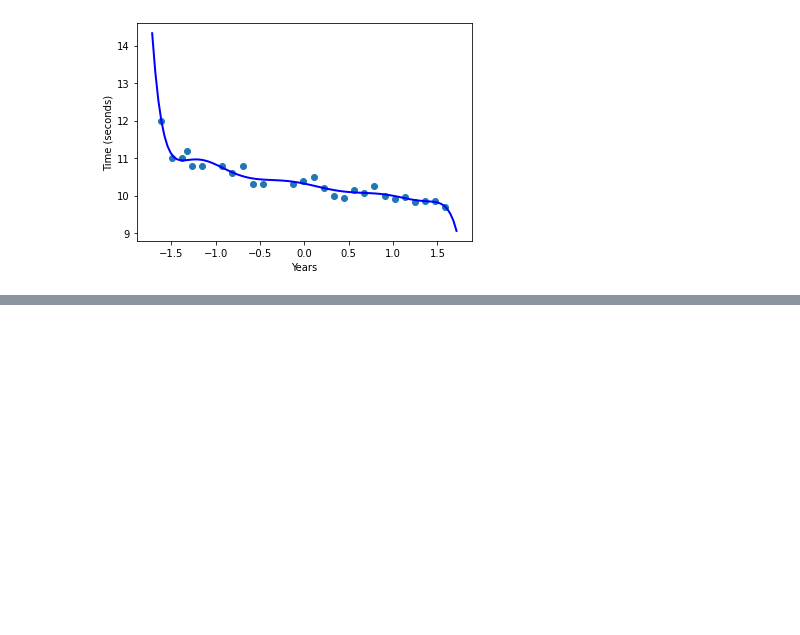
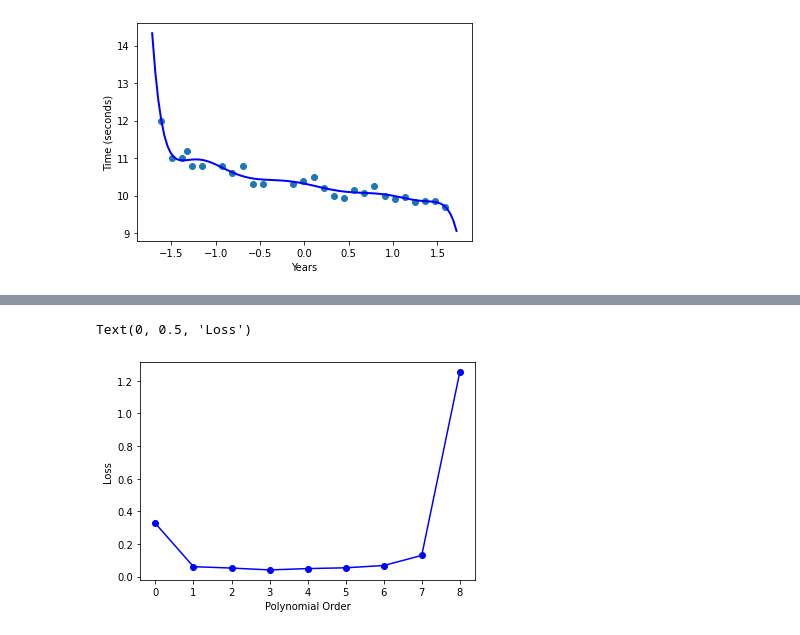
Before and after one commit to kurokawa5/ML4DS, a Jupyter notebook: 02_linear_regression/02_linear_regression.ipynb, the cells around one changed output, grey strips where cells are left out. Cells and saved outputs as stored; diff of their text form; code cells hidden in the pictures; blank space fills up the shorter version.

```diff
--- a/02_linear_regression/02_linear_regression.ipynb
+++ b/02_linear_regression/02_linear_regression.ipynb
@@ -117,0 +165,7 @@ Text(0, 0.5, 'Time (seconds)')
+# %%
+plt.plot(all_loss, 'bo-') # plot log(loss) at order
+plt.xlabel('Polynomial Order') # always label x&y-axis
+plt.ylabel('Loss') # always label x&y-axis
+# %% [output]
+Text(0, 0.5, 'Loss')
+[figure, added]
```
Also changed, not shown: parts of 7 cells of this notebook.
